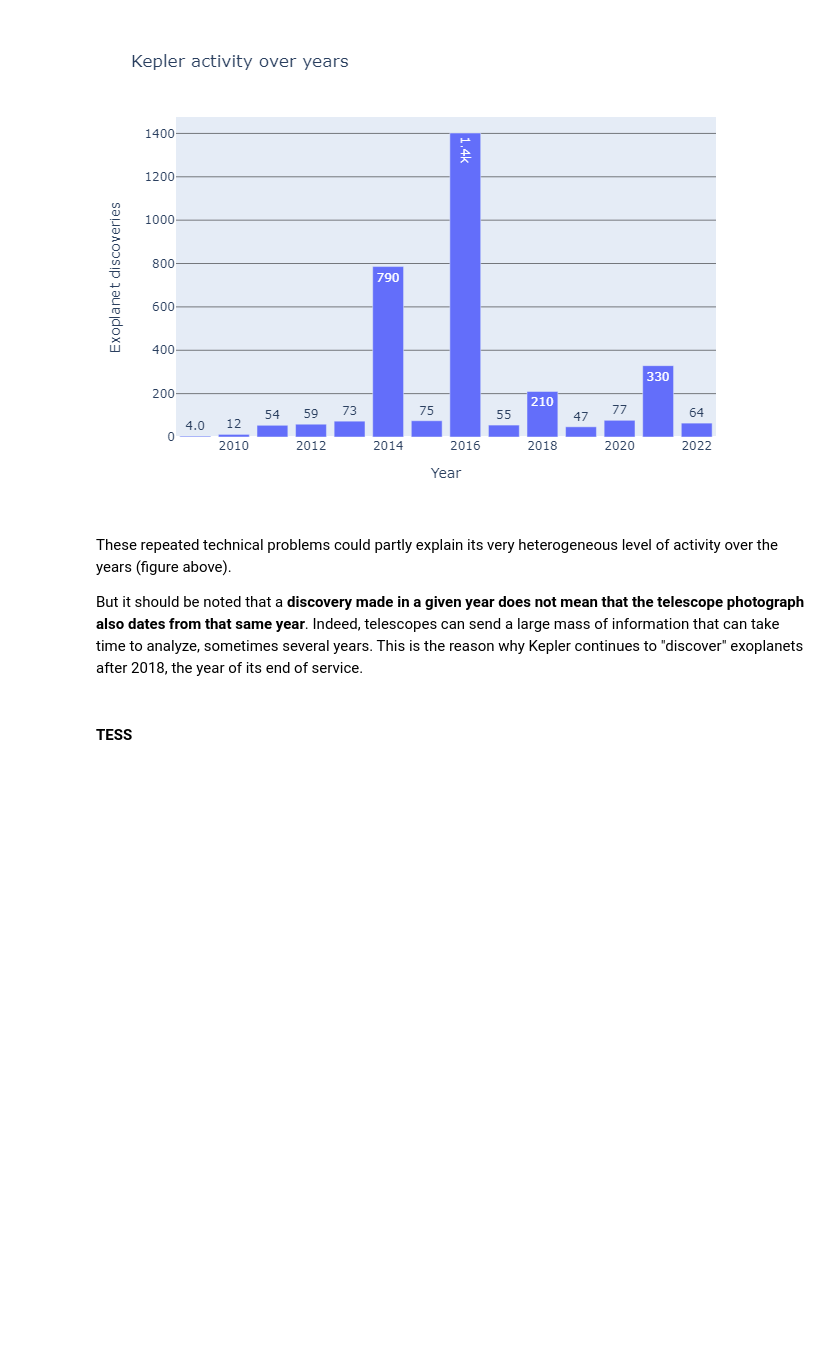
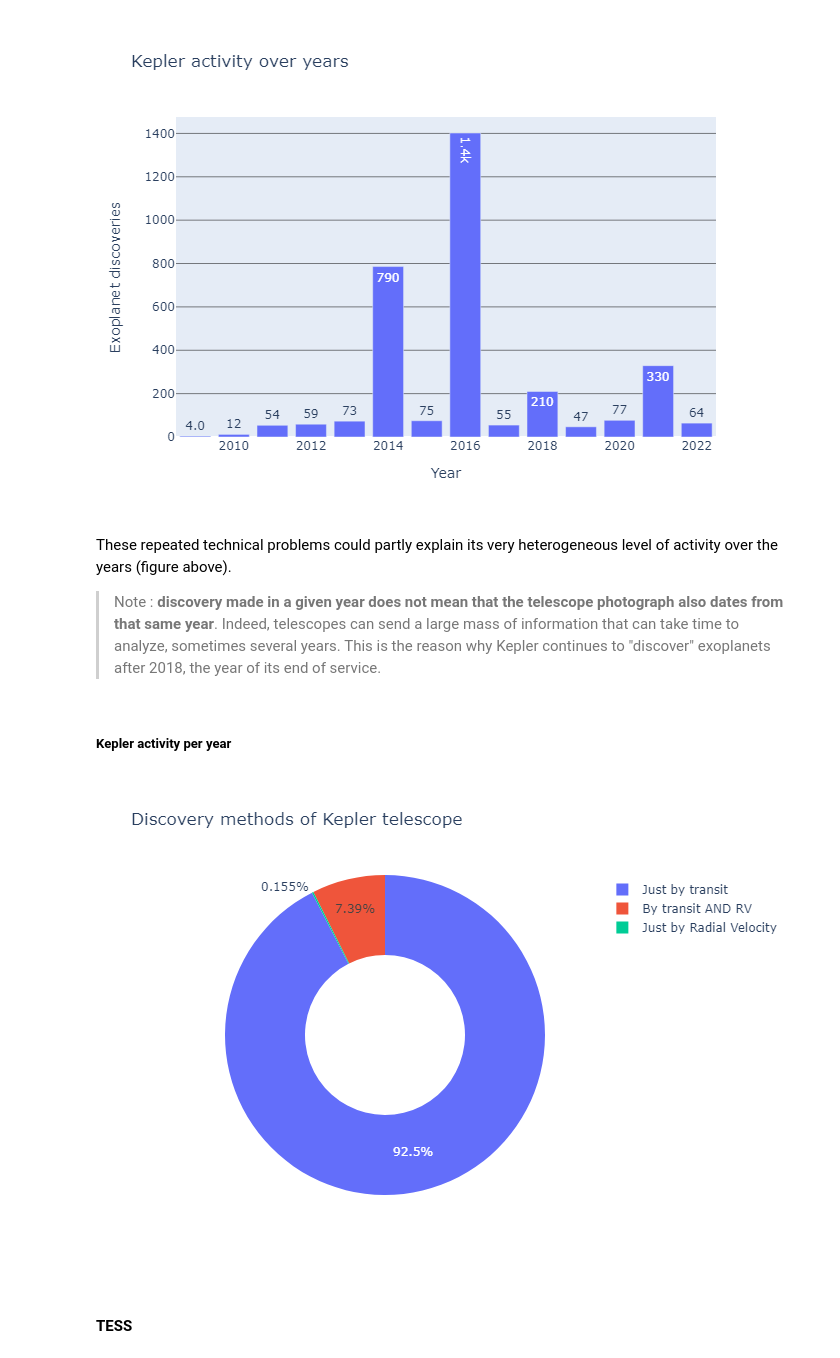
Before and after one commit to Kartmaan/Exoplanets, a Jupyter notebook: exoplanets.ipynb, the cells around one changed output. Saved outputs shown, nothing was run; the diff lists cells and outputs as text; code cells hidden in the pictures; blank space fills up the shorter version.

```diff
--- a/exoplanets.ipynb
+++ b/exoplanets.ipynb
@@ -841,7 +555,55 @@ title='Kepler activity over years'
 # %% [markdown]
 These repeated technical problems could partly explain its very heterogeneous level of activity over the years (figure above).
 
-But it should be noted that a **discovery made in a given year does not mean that the telescope photograph also dates from that same year**. Indeed, telescopes can send a large mass of information that can take time to analyze, sometimes several years. This is the reason why Kepler continues to "discover" exoplanets after 2018, the year of its end of service.
+>Note : **discovery made in a given year does not mean that the telescope photograph also dates from that same year**. Indeed, telescopes can send a large mass of information that can take time to analyze, sometimes several years. This is the reason why Kepler continues to "discover" exoplanets after 2018, the year of its end of service.
+# %% [markdown]
+##### Kepler activity per year
+# %%
+# 0.95 m Kepler Telescope
+total = df.loc[
+    df['disc_telescope'] == '0.95 m Kepler Telescope'
+    ].shape[0]
+
+tran = df.loc[
+    (df['disc_telescope'] == '0.95 m Kepler Telescope') &
+    ((df['rv_flag'] == 0) & (df['tran_flag'] == 1))
+    ].shape[0]
+tran_rate = perc(total, tran)
+
+rv = df.loc[
+    (df['disc_telescope'] == '0.95 m Kepler Telescope') &
+    ((df['rv_flag'] == 1) & (df['tran_flag'] == 0))
+    ].shape[0]
+rv_rate = perc(total, rv)
+
+
+tran_rv = df.loc[
+    (df['disc_telescope'] == '0.95 m Kepler Telescope') &
+    ((df['rv_flag'] == 1) & (df['tran_flag'] == 1))
+    ].shape[0]
+tran_rv_rate = perc(total, tran_rv)
+
+vals = [tran, rv, tran_rv]
+labs = ['Just by transit', 'Just by Radial Velocity', 'By transit AND RV']
+
+fig = go.Figure(data=[go.Pie(labels=labs, values=vals)])
+
+fig.update_layout(
+    title_text = 'Discovery methods of Kepler telescope'
+)
+
+fig.update_traces(hole=.5)
+
+img = pio.to_image(
+        fig,
+        format='png',
+        validate=True,
+        engine='orca'
+        )
+
+Image(img)
+# %% [output]
+[figure, added]
 # %% [markdown]
 #### TESS
 # %% [markdown]
```
Also changed, not shown: parts of 35 cells of this notebook, 5 other files.
